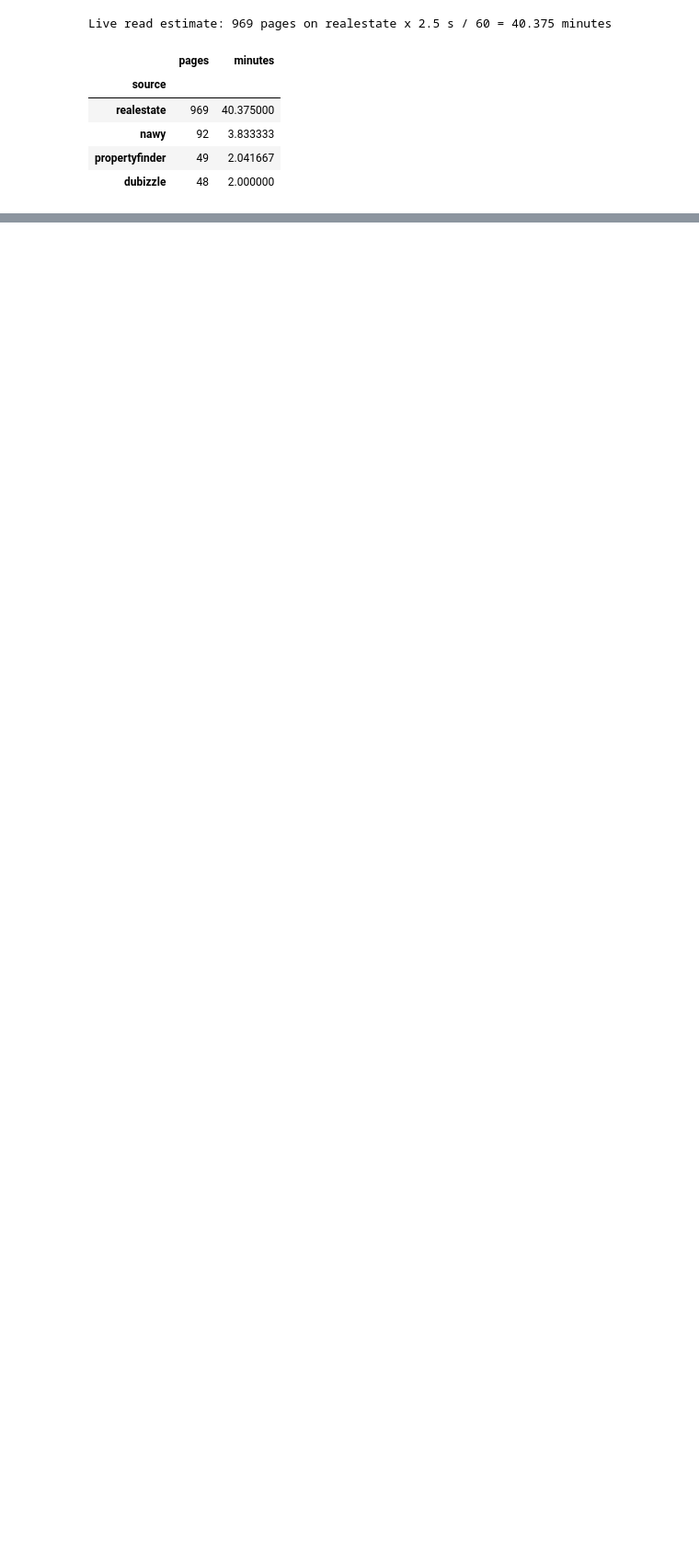
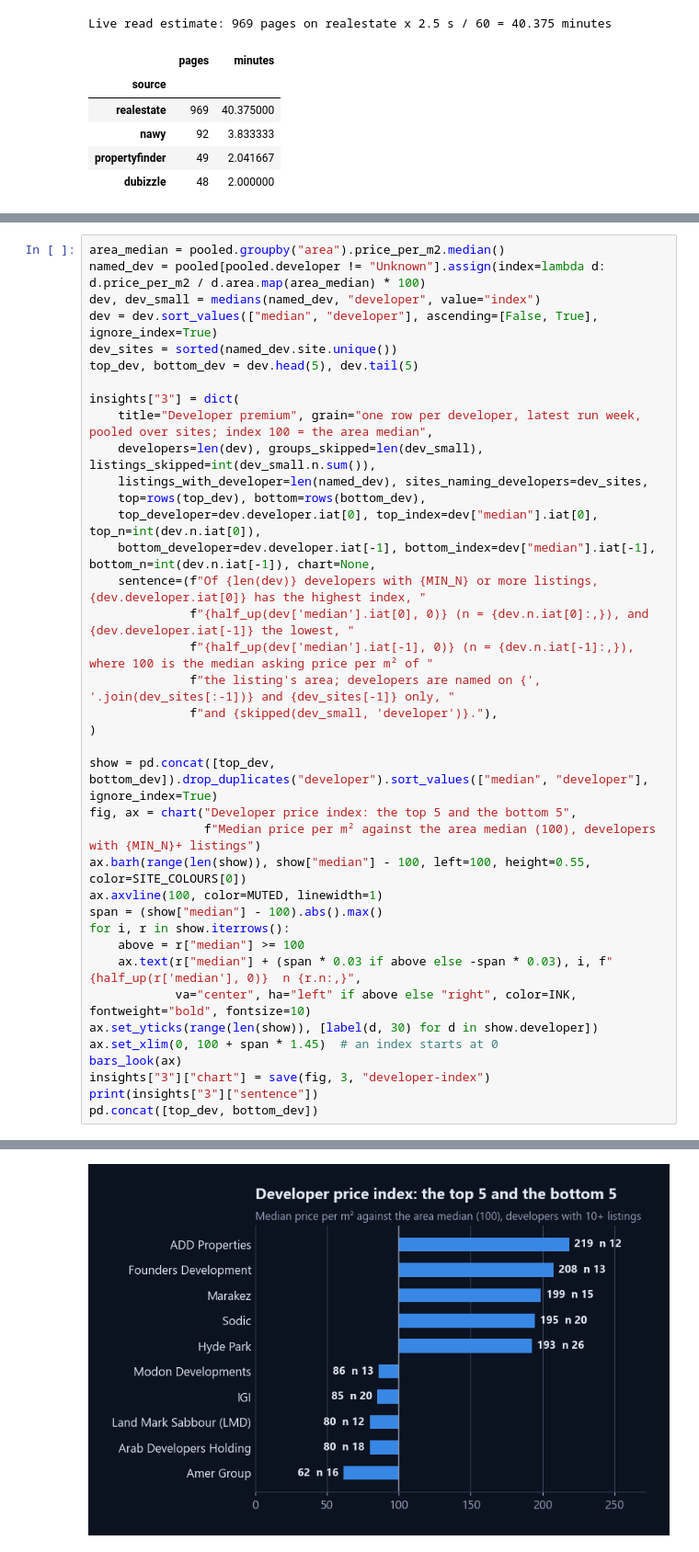
Before and after one commit to omarshalabyy1/egypt-real-estate-prices, a Jupyter notebook: analysis/analysis.ipynb, the cells around one changed output, grey strips where cells are left out. Shown at 92% size. Cells and saved outputs as stored; diff of their text form; blank space fills up the shorter version.

```diff
--- a/analysis/analysis.ipynb
+++ b/analysis/analysis.ipynb
@@ -609,0 +858,39 @@ Live read estimate: 969 pages on realestate x 2.5 s / 60 = 40.375 minutes
+# %%
+area_median = pooled.groupby("area").price_per_m2.median()
+named_dev = pooled[pooled.developer != "Unknown"].assign(index=lambda d: d.price_per_m2 / d.area.map(area_median) * 100)
+dev, dev_small = medians(named_dev, "developer", value="index")
+dev = dev.sort_values(["median", "developer"], ascending=[False, True], ignore_index=True)
+dev_sites = sorted(named_dev.site.unique())
+top_dev, bottom_dev = dev.head(5), dev.tail(5)
+
+insights["3"] = dict(
+    title="Developer premium", grain="one row per developer, latest run week, pooled over sites; index 100 = the area median",
+    developers=len(dev), groups_skipped=len(dev_small), listings_skipped=int(dev_small.n.sum()),
+    listings_with_developer=len(named_dev), sites_naming_developers=dev_sites,
+    top=rows(top_dev), bottom=rows(bottom_dev),
+    top_developer=dev.developer.iat[0], top_index=dev["median"].iat[0], top_n=int(dev.n.iat[0]),
+    bottom_developer=dev.developer.iat[-1], bottom_index=dev["median"].iat[-1], bottom_n=int(dev.n.iat[-1]), chart=None,
+    sentence=(f"Of {len(dev)} developers with {MIN_N} or more listings, {dev.developer.iat[0]} has the highest index, "
+              f"{half_up(dev['median'].iat[0], 0)} (n = {dev.n.iat[0]:,}), and {dev.developer.iat[-1]} the lowest, "
+              f"{half_up(dev['median'].iat[-1], 0)} (n = {dev.n.iat[-1]:,}), where 100 is the median asking price per m² of "
+              f"the listing's area; developers are named on {', '.join(dev_sites[:-1])} and {dev_sites[-1]} only, "
+              f"and {skipped(dev_small, 'developer')}."),
+)
+
+show = pd.concat([top_dev, bottom_dev]).drop_duplicates("developer").sort_values(["median", "developer"], ignore_index=True)
+fig, ax = chart("Developer price index: the top 5 and the bottom 5",
+                f"Median price per m² against the area median (100), developers with {MIN_N}+ listings")
+ax.barh(range(len(show)), show["median"] - 100, left=100, height=0.55, color=SITE_COLOURS[0])
+ax.axvline(100, color=MUTED, linewidth=1)
+span = (show["median"] - 100).abs().max()
+for i, r in show.iterrows():
+    above = r["median"] >= 100
+    ax.text(r["median"] + (span * 0.03 if above else -span * 0.03), i, f"{half_up(r['median'], 0)}  n {r.n:,}",
+            va="center", ha="left" if above else "right", color=INK, fontweight="bold", fontsize=10)
+ax.set_yticks(range(len(show)), [label(d, 30) for d in show.developer])
+ax.set_xlim(0, 100 + span * 1.45)  # an index starts at 0
+bars_look(ax)
+insights["3"]["chart"] = save(fig, 3, "developer-index")
+print(insights["3"]["sentence"])
+pd.concat([top_dev, bottom_dev])
+# %% [output]
@@ -609,0 +909 @@ Live read estimate: 969 pages on realestate x 2.5 s / 60 = 40.375 minutes
+[figure, added]
```
Also changed, not shown: parts of 42 cells of this notebook, 17 other files.
